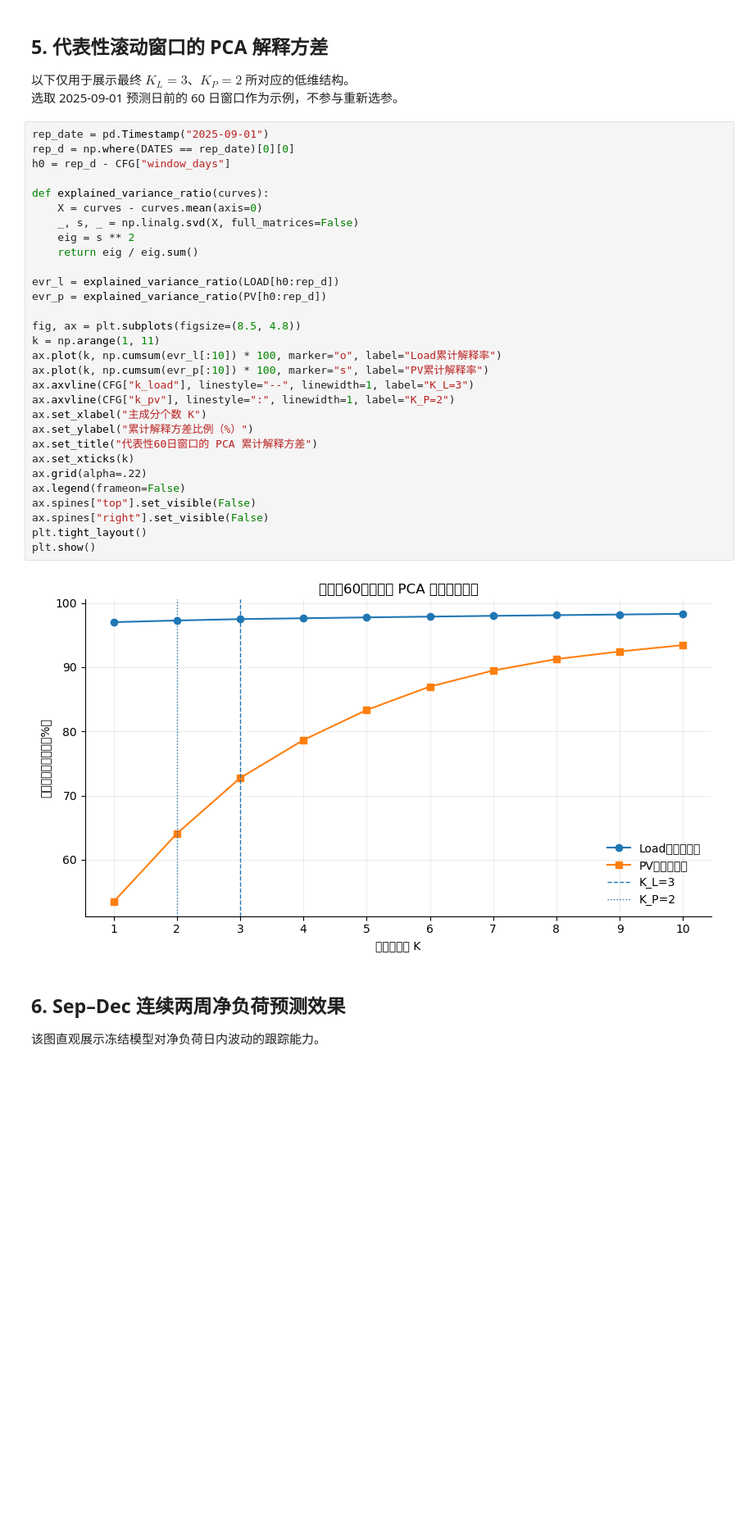
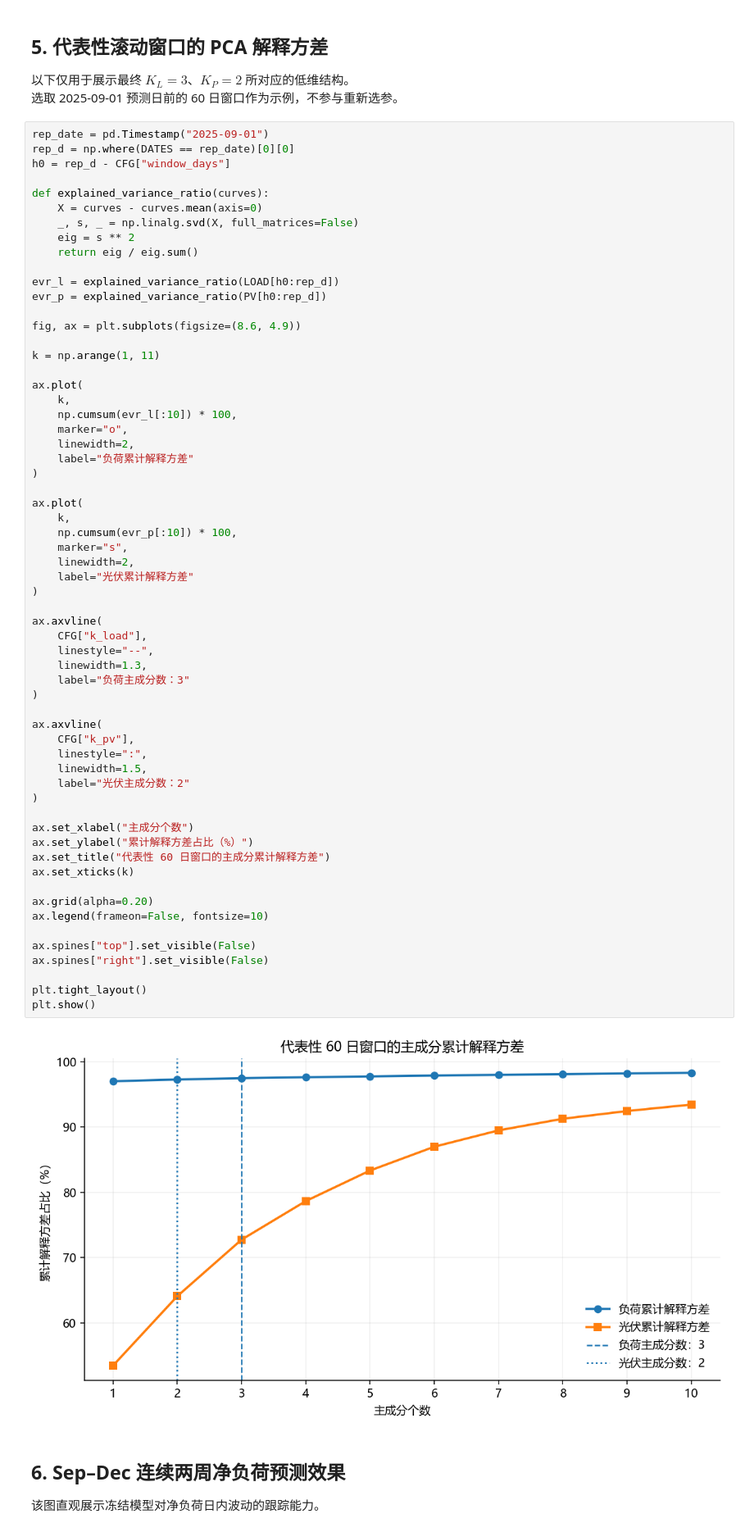
Before and after one commit to yyuwei66-sketch/CUMCM_2026, a Jupyter notebook: q2/02_日曲线PCA岭回归预测.ipynb, the cells around one changed output. Shown at 82% size. Cells and saved outputs as stored; diff of their text form; blank space fills up the shorter version.

```diff
--- a/q2/02_日曲线PCA岭回归预测.ipynb
+++ b/q2/02_日曲线PCA岭回归预测.ipynb
@@ -436,35 +484,66 @@ $$
 # %%
 rep_date = pd.Timestamp("2025-09-01")
 rep_d = np.where(DATES == rep_date)[0][0]
 h0 = rep_d - CFG["window_days"]
 
 def explained_variance_ratio(curves):
     X = curves - curves.mean(axis=0)
     _, s, _ = np.linalg.svd(X, full_matrices=False)
     eig = s ** 2
     return eig / eig.sum()
 
 evr_l = explained_variance_ratio(LOAD[h0:rep_d])
 evr_p = explained_variance_ratio(PV[h0:rep_d])
 
-fig, ax = plt.subplots(figsize=(8.5, 4.8))
+fig, ax = plt.subplots(figsize=(8.6, 4.9))
+
 k = np.arange(1, 11)
-ax.plot(k, np.cumsum(evr_l[:10]) * 100, marker="o", label="Load累计解释率")
-ax.plot(k, np.cumsum(evr_p[:10]) * 100, marker="s", label="PV累计解释率")
-ax.axvline(CFG["k_load"], linestyle="--", linewidth=1, label="K_L=3")
-ax.axvline(CFG["k_pv"], linestyle=":", linewidth=1, label="K_P=2")
-ax.set_xlabel("主成分个数 K")
-ax.set_ylabel("累计解释方差比例（%）")
-ax.set_title("代表性60日窗口的 PCA 累计解释方差")
+
+ax.plot(
+    k,
+    np.cumsum(evr_l[:10]) * 100,
+    marker="o",
+    linewidth=2,
+    label="负荷累计解释方差"
+)
+
+ax.plot(
+    k,
+    np.cumsum(evr_p[:10]) * 100,
+    marker="s",
+    linewidth=2,
+    label="光伏累计解释方差"
+)
+
+ax.axvline(
+    CFG["k_load"],
+    linestyle="--",
+    linewidth=1.3,
+    label="负荷主成分数：3"
+)
+
+ax.axvline(
+    CFG["k_pv"],
+    linestyle=":",
+    linewidth=1.5,
+    label="光伏主成分数：2"
+)
+
+ax.set_xlabel("主成分个数")
+ax.set_ylabel("累计解释方差占比（%）")
+ax.set_title("代表性 60 日窗口的主成分累计解释方差")
 ax.set_xticks(k)
-ax.grid(alpha=.22)
-ax.legend(frameon=False)
+
+ax.grid(alpha=0.20)
+ax.legend(frameon=False, fontsize=10)
+
 ax.spines["top"].set_visible(False)
 ax.spines["right"].set_visible(False)
+
 plt.tight_layout()
 plt.show()
 # %% [output]
-[figure, old version]
+[figure, new version]
 # %% [markdown]
 ## 6. Sep–Dec 连续两周净负荷预测效果
 
```
Also changed, not shown: parts of 9 cells of this notebook, 20 other files.
